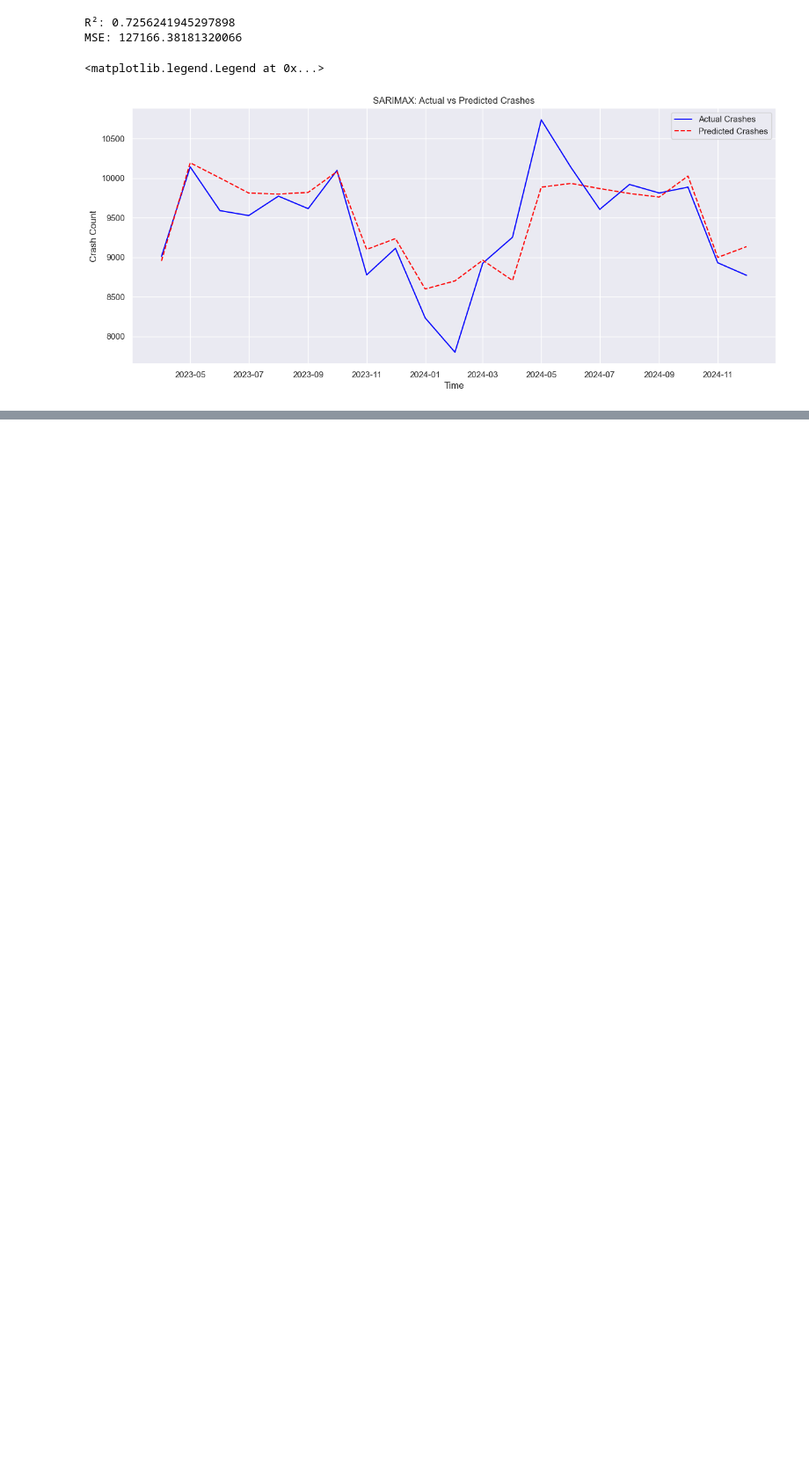
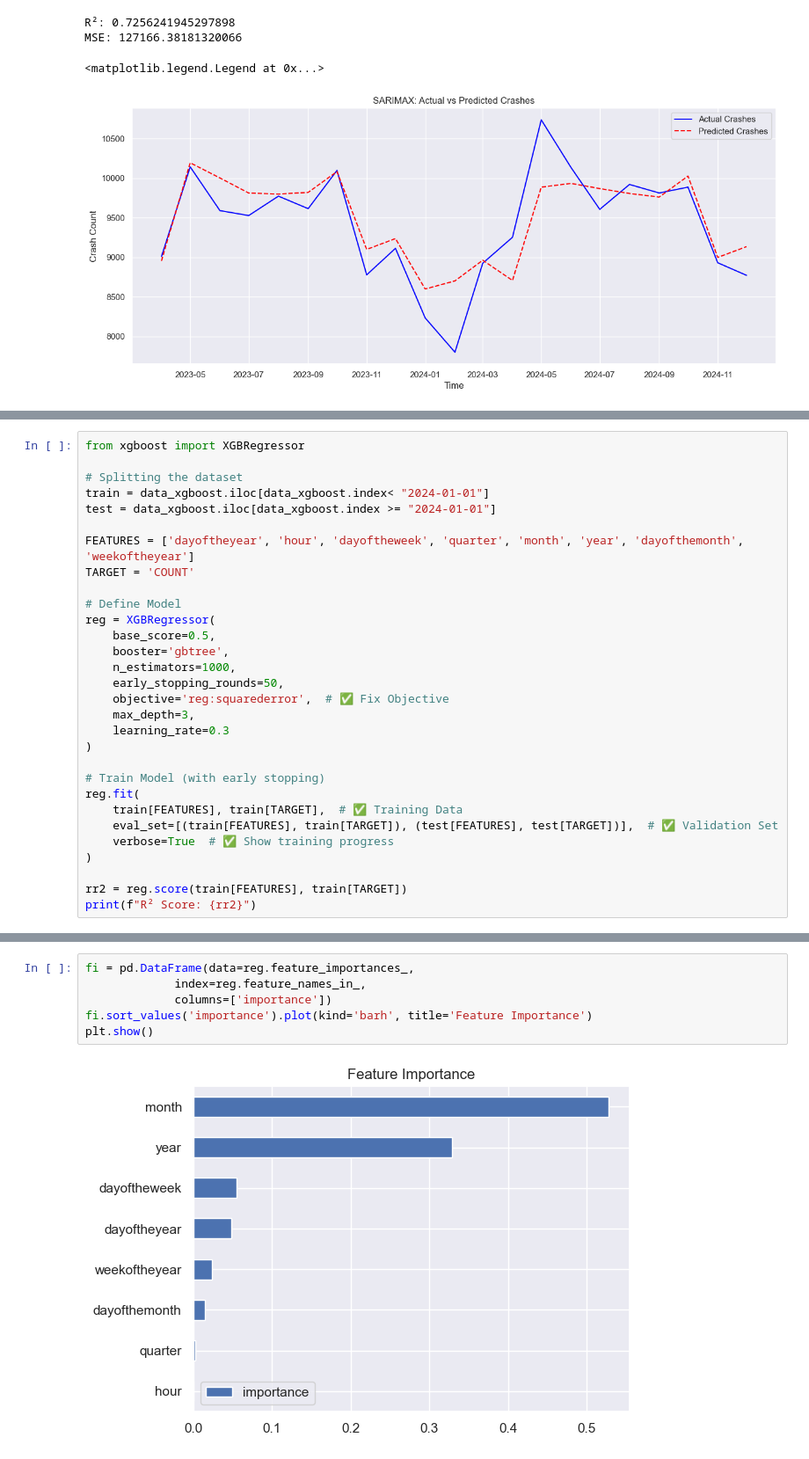
Before and after one commit to Giga1025/Optimal_Time_series_forecastings, a Jupyter notebook: predictions.ipynb, the cells around one changed output, grey strips where cells are left out. Shown at 88% size. Drawn from its saved outputs; the diff is of its cells as text; blank space fills up the shorter version.

```diff
--- a/predictions.ipynb
+++ b/predictions.ipynb
@@ -622,0 +700,30 @@ MSE: 127166.38181320066
+# %%
+from xgboost import XGBRegressor
+
+# Splitting the dataset
+train = data_xgboost.iloc[data_xgboost.index< "2024-01-01"]
+test = data_xgboost.iloc[data_xgboost.index >= "2024-01-01"]
+
+FEATURES = ['dayoftheyear', 'hour', 'dayoftheweek', 'quarter', 'month', 'year', 'dayofthemonth', 'weekoftheyear']
+TARGET = 'COUNT'
+
+# Define Model
+reg = XGBRegressor(
+    base_score=0.5,
+    booster='gbtree',
+    n_estimators=1000,
+    early_stopping_rounds=50,
+    objective='reg:squarederror',  # ✅ Fix Objective
+    max_depth=3,
+    learning_rate=0.3
+)
+
+# Train Model (with early stopping)
+reg.fit(
+    train[FEATURES], train[TARGET],  # ✅ Training Data
+    eval_set=[(train[FEATURES], train[TARGET]), (test[FEATURES], test[TARGET])],  # ✅ Validation Set
+    verbose=True  # ✅ Show training progress
+)
+
+rr2 = reg.score(train[FEATURES], train[TARGET])
+print(f"R² Score: {rr2}")
@@ -622,0 +748,8 @@ MSE: 127166.38181320066
+# %%
+fi = pd.DataFrame(data=reg.feature_importances_,
+             index=reg.feature_names_in_,
+             columns=['importance'])
+fi.sort_values('importance').plot(kind='barh', title='Feature Importance')
+plt.show()
+# %% [output]
+[figure, added]
```
Also changed, not shown: parts of 10 cells of this notebook.
